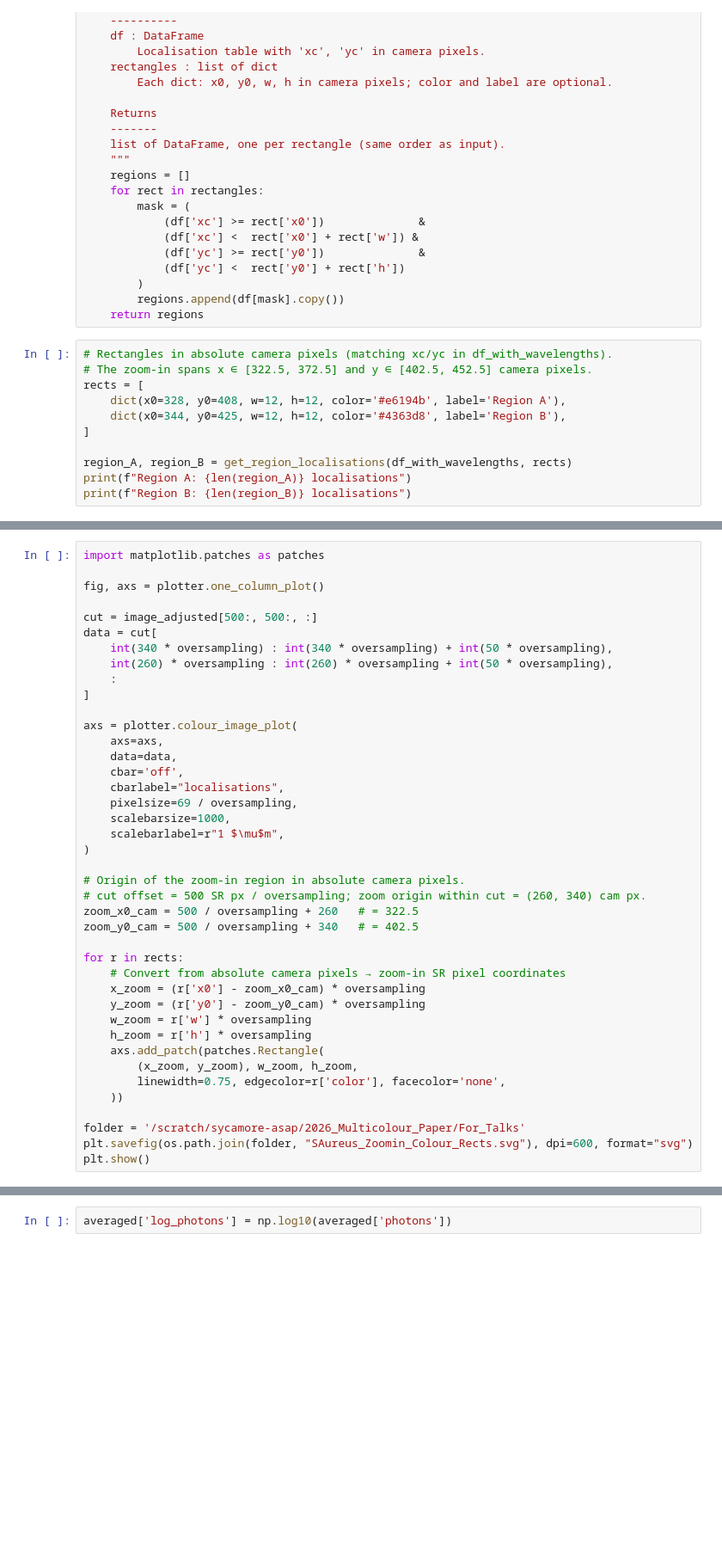
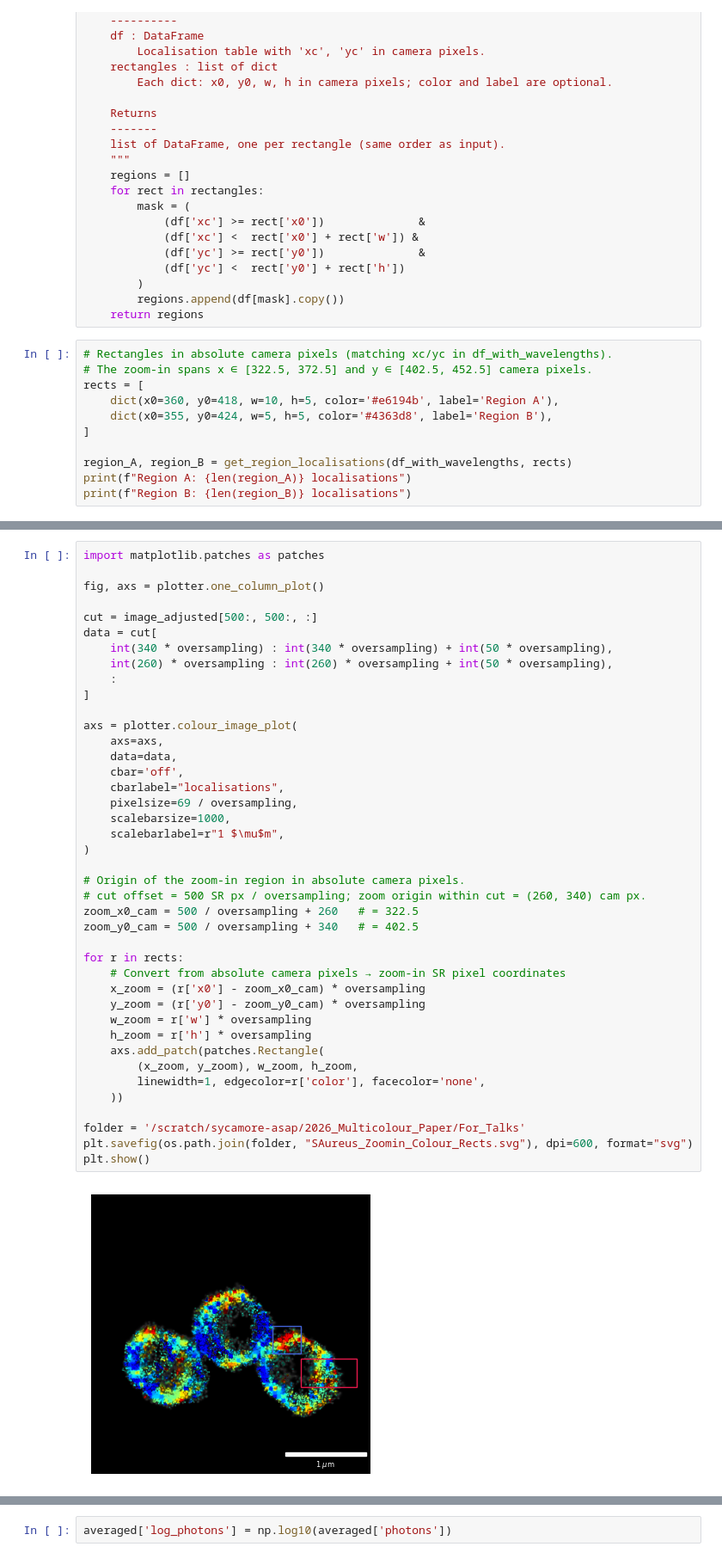
Before and after one commit to JBeckwith/pyS3M, a Jupyter notebook: notebooks/saureus/SAureus_PostAnalysis.ipynb, the cells around one changed output, grey strips where cells are left out. Shown at 86% size. Saved outputs shown, nothing was run; the diff lists cells and outputs as text; blank space fills up the shorter version.

```diff
--- a/notebooks/saureus/SAureus_PostAnalysis.ipynb
+++ b/notebooks/saureus/SAureus_PostAnalysis.ipynb
@@ -546,8 +546,8 @@ def get_region_localisations(df, rectangles):
 # Rectangles in absolute camera pixels (matching xc/yc in df_with_wavelengths).
 # The zoom-in spans x ∈ [322.5, 372.5] and y ∈ [402.5, 452.5] camera pixels.
 rects = [
-    dict(x0=328, y0=408, w=12, h=12, color='#e6194b', label='Region A'),
-    dict(x0=344, y0=425, w=12, h=12, color='#4363d8', label='Region B'),
+    dict(x0=360, y0=418, w=10, h=5, color='#e6194b', label='Region A'),
+    dict(x0=355, y0=424, w=5, h=5, color='#4363d8', label='Region B'),
 ]
 
 region_A, region_B = get_region_localisations(df_with_wavelengths, rects)
@@ -566,31 +569,33 @@ data = cut[
 ]
 
 axs = plotter.colour_image_plot(
     axs=axs,
     data=data,
     cbar='off',
     cbarlabel="localisations",
     pixelsize=69 / oversampling,
     scalebarsize=1000,
     scalebarlabel=r"1 $\mu$m",
 )
 
 # Origin of the zoom-in region in absolute camera pixels.
 # cut offset = 500 SR px / oversampling; zoom origin within cut = (260, 340) cam px.
 zoom_x0_cam = 500 / oversampling + 260   # = 322.5
 zoom_y0_cam = 500 / oversampling + 340   # = 402.5
 
 for r in rects:
     # Convert from absolute camera pixels → zoom-in SR pixel coordinates
     x_zoom = (r['x0'] - zoom_x0_cam) * oversampling
     y_zoom = (r['y0'] - zoom_y0_cam) * oversampling
     w_zoom = r['w'] * oversampling
     h_zoom = r['h'] * oversampling
     axs.add_patch(patches.Rectangle(
         (x_zoom, y_zoom), w_zoom, h_zoom,
-        linewidth=0.75, edgecolor=r['color'], facecolor='none',
+        linewidth=1, edgecolor=r['color'], facecolor='none',
     ))
 
 folder = '/scratch/sycamore-asap/2026_Multicolour_Paper/For_Talks'
 plt.savefig(os.path.join(folder, "SAureus_Zoomin_Colour_Rects.svg"), dpi=600, format="svg")
 plt.show()
+# %% [output]
+[figure, added]
```
Also changed, not shown: parts of 4 cells of this notebook, 1 other file.
